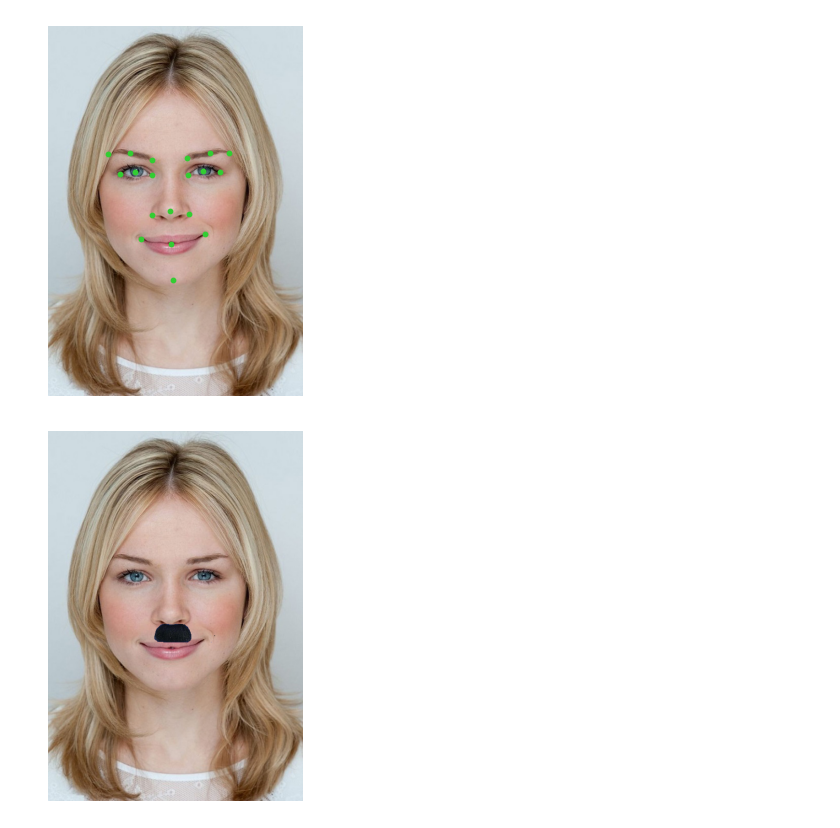
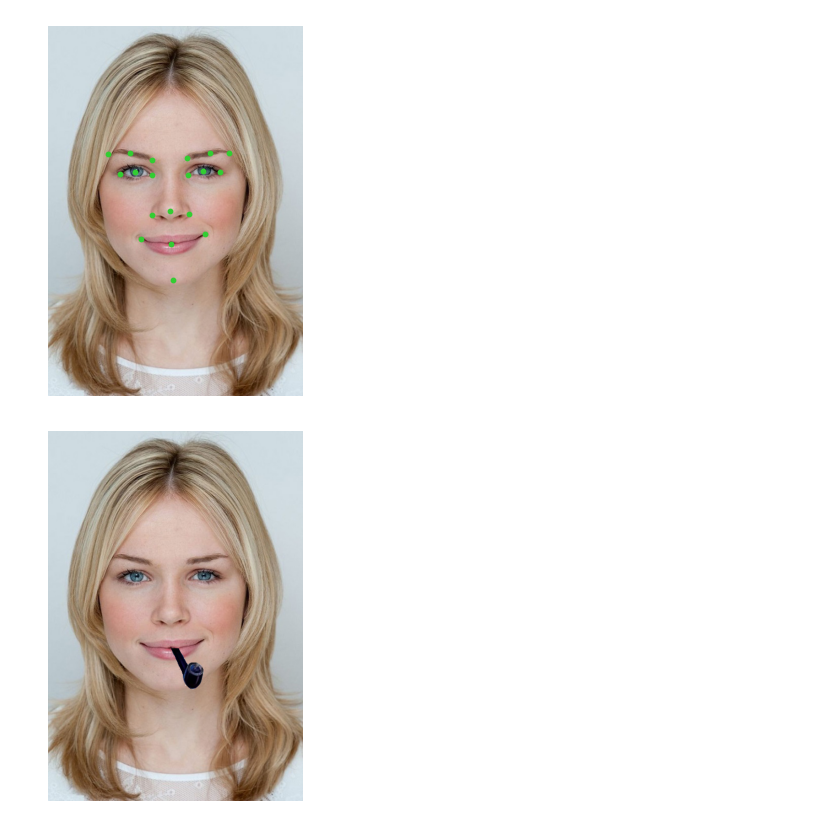
Before and after one commit to Uzym/OOP_curs, a Jupyter notebook: report.ipynb, the cells around one changed output. Cells and saved outputs as stored; diff of their text form; code cells hidden in the pictures.

Commit message:
add some filters

```diff
--- a/report.ipynb
+++ b/report.ipynb
@@ -15,12 +15,12 @@ import math
 from image_handler import *
 # %%
 data = dict.get()
-filter_path = './filters/moustache.png'
-data1 = MoustacheFilter(data, filter_path)
+filter_path = './filters/trubka_stalin.png'
+data1 = SigareteFiltr(data, filter_path)
 image = data1.overlay()
 plt.axis('off')
 plt.imshow(image)
 save_path = dict.inp_path + dict.inp_name.split('.')[0] + '_1.' + dict.inp_name.split('.')[1]
 plt.imsave(save_path, image, cmap=plt.cm.hot)
 # %% [output]
-[figure, old version]
+[figure, new version]
```
Also changed, not shown: 7 other files.
